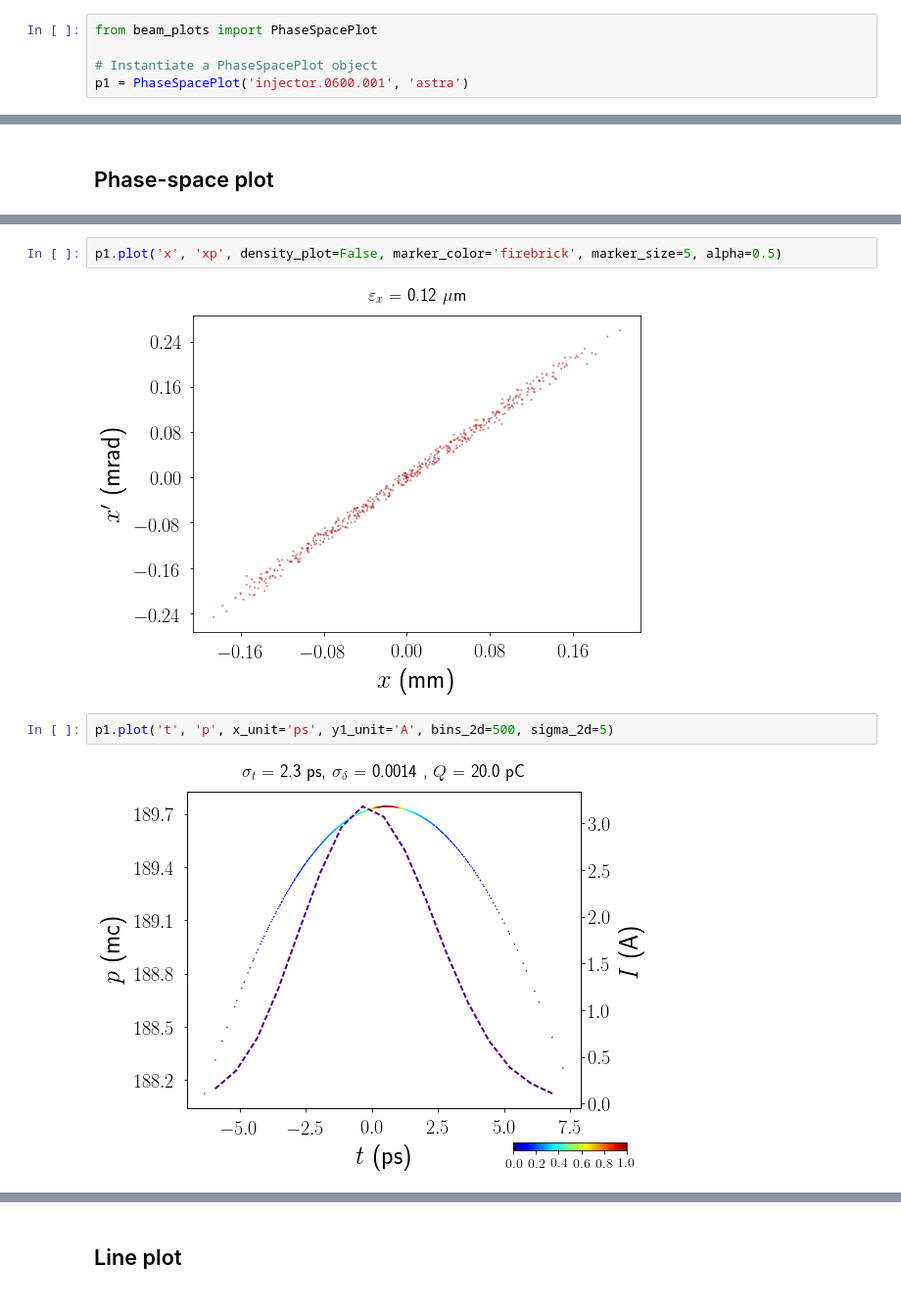
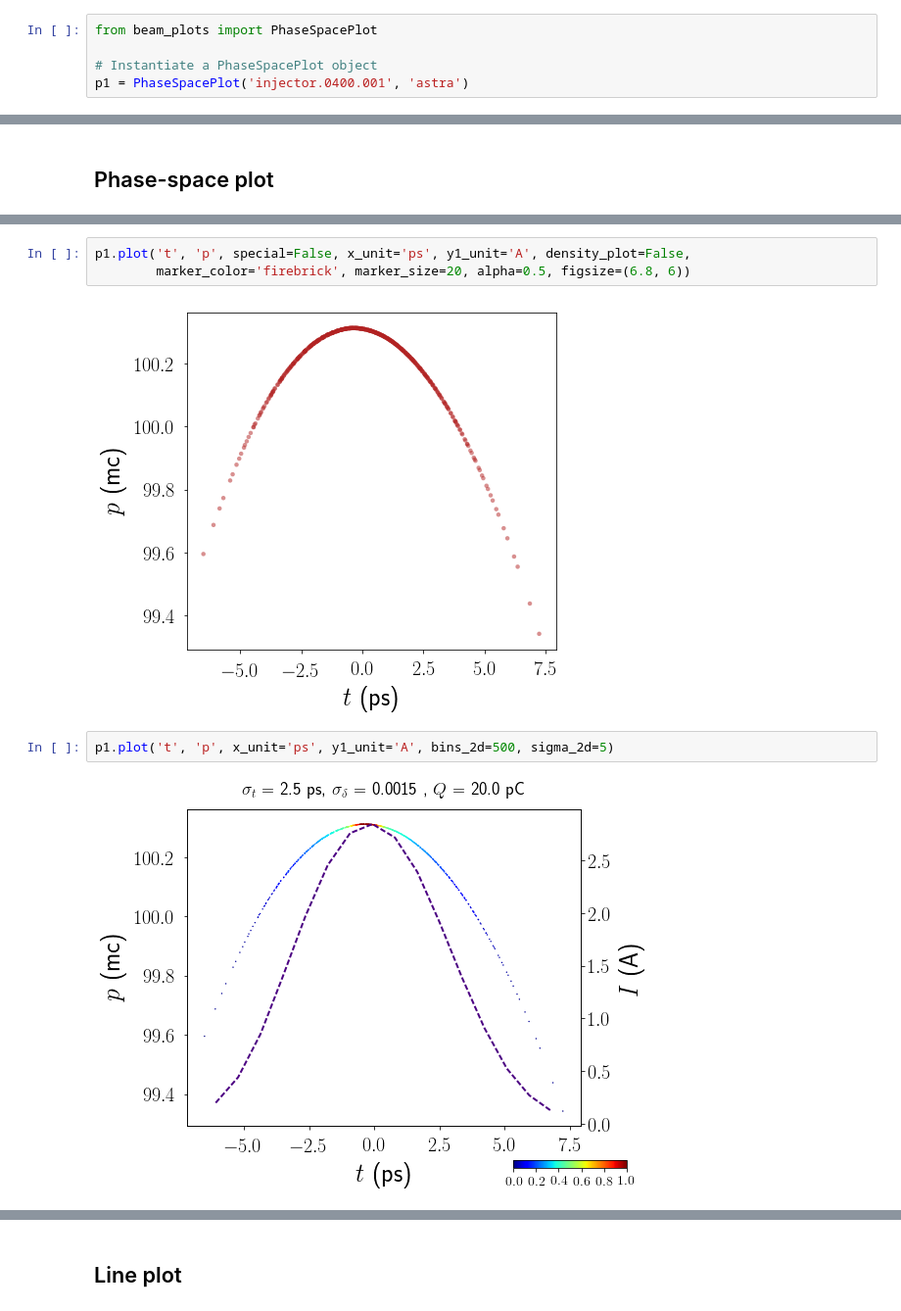
Before and after one commit to zhujun98/linacopt, a Jupyter notebook: LinacOpt Tutorial.ipynb, the cells around one changed output, grey strips where cells are left out. Shown at 98% size. Drawn from its saved outputs; the diff is of its cells as text.

```diff
--- a/LinacOpt Tutorial.ipynb
+++ b/LinacOpt Tutorial.ipynb
@@ -176,7 +190,7 @@ Sections:
 from beam_plots import PhaseSpacePlot
 
 # Instantiate a PhaseSpacePlot object
-p1 = PhaseSpacePlot('injector.0600.001', 'astra')
+p1 = PhaseSpacePlot('injector.0400.001', 'astra')
 # %% [markdown]
 ## Print the parameters
 # %%
@@ -207,8 +225,9 @@ emitx_tr (m)        emity_tr (m)        Sdelta_un
 # %%
-p1.plot('x', 'xp', density_plot=False, marker_color='firebrick', marker_size=5, alpha=0.5)
+p1.plot('t', 'p', special=False, x_unit='ps', y1_unit='A', density_plot=False,
+        marker_color='firebrick', marker_size=20, alpha=0.5, figsize=(6.8, 6))
 # %% [output]
-[figure, old version]
+[figure, new version]
 # %%
 p1.plot('t', 'p', x_unit='ps', y1_unit='A', bins_2d=500, sigma_2d=5)
 # %% [output]
-[figure, old version]
+[figure, new version]
```
Also changed, not shown: parts of 15 cells of this notebook.
